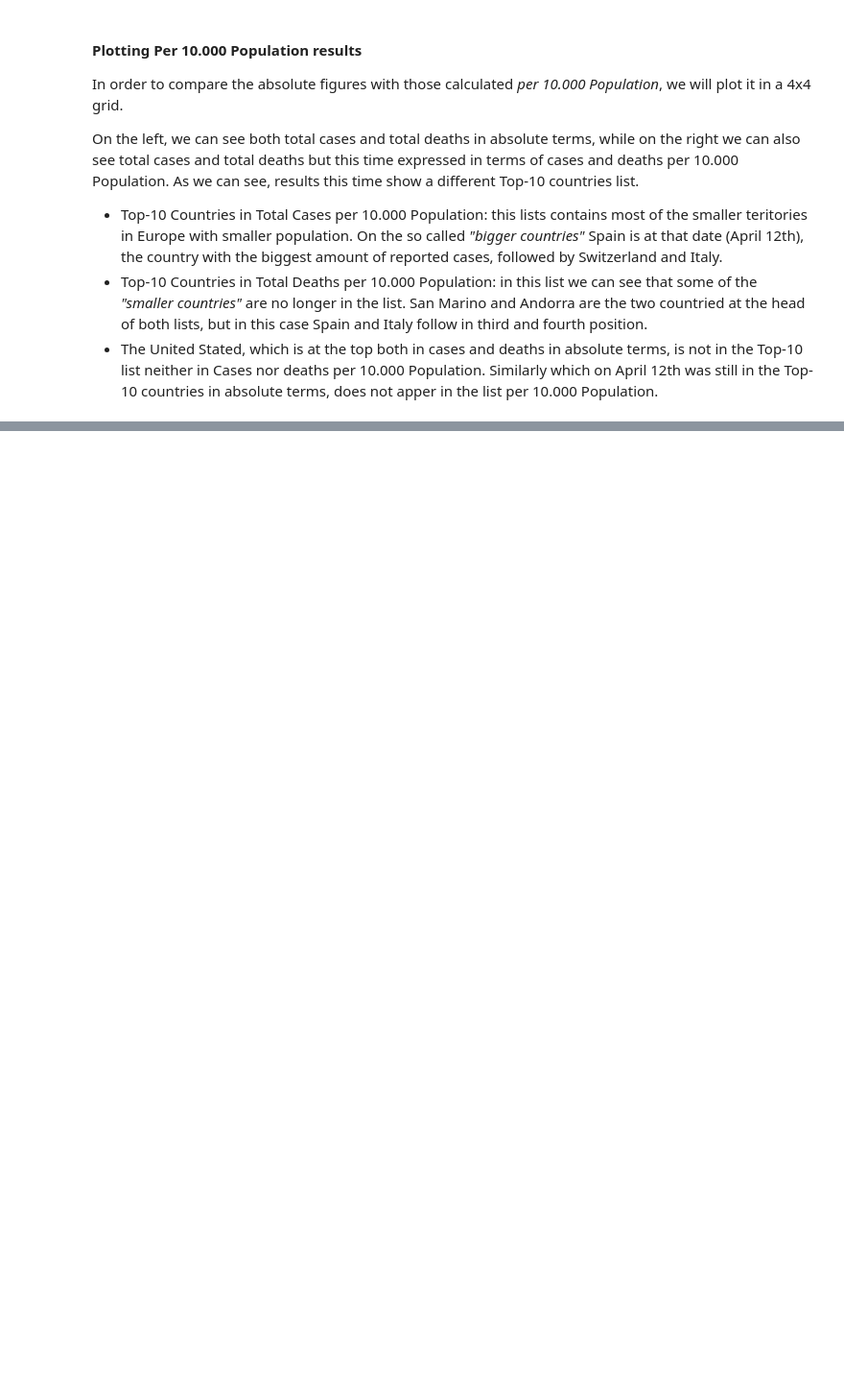
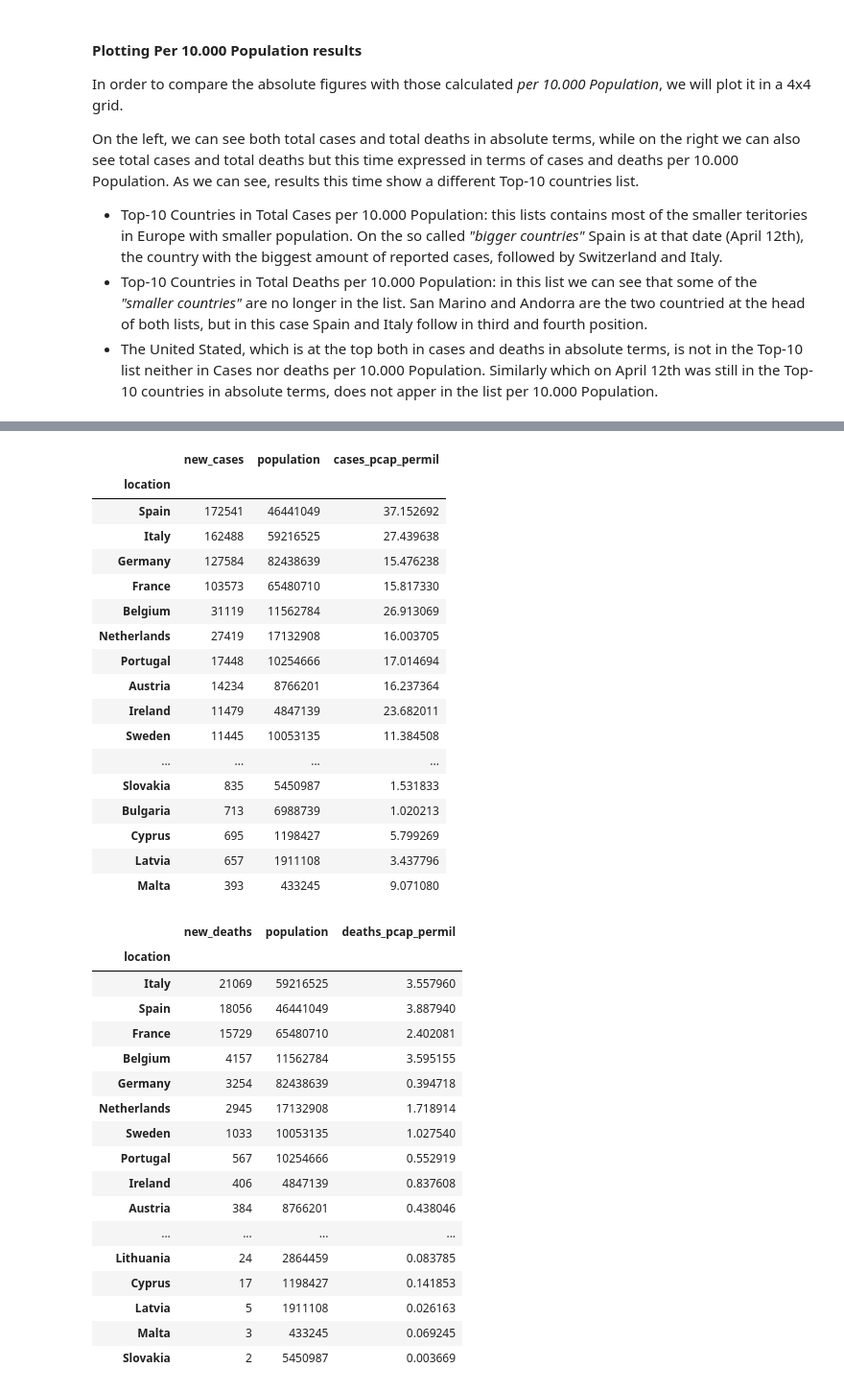
Before and after one commit to mrentem/The_Bridge_DS_projects_Python, a Jupyter notebook: projects_assignments/Coronavirus/Coronavirus_mrentem.ipynb, the cells around one changed output, grey strips where cells are left out. Shown at 96% size. Drawn from its saved outputs; the diff is of its cells as text; code cells hidden in the pictures; blank space fills up the shorter version.

```diff
--- a/projects_assignments/Coronavirus/Coronavirus_mrentem.ipynb
+++ b/projects_assignments/Coronavirus/Coronavirus_mrentem.ipynb
@@ -372,0 +427,60 @@ plt.show()
+# %%
+# Creating a list with EU countries
+
+eu_list = ["Italy", "Germany", "France", "Spain", "Sweden", "Netherlands", "Poland", "Romania", "Greece", "Ireland", "Denmark", "Portugal", "Belgium", "Czechia", "Austria", "Bulgaria", "Hungary", "Croatia", "Finland", "Luxembourg", "Malta", "Lithuania", "Cyprus", "Slovakia", "Slovenia", "Estonia", "Latvia"]
+# %%
+# Function to display data frames side by side:
+
+from IPython.display import display_html
+def display_side_by_side(*args):
+    html_str=''
+    for df in args:
+        html_str+=df.to_html()
+    display_html(html_str.replace('table','table style="display:inline"'),raw=True)
+# %%
+# EU Total cases and Total deaths
+
+eu_deaths_pop = total_deaths_pop[total_deaths_pop.index.isin(eu_list)]
+eu_deaths_pop
+
+eu_cases_pop = total_cases_pop[total_cases_pop.index.isin(eu_list)]
+eu_cases_pop
+
+display_side_by_side(eu_cases_pop, eu_deaths_pop)
+# %% [output]
+|  | new_cases | population | cases_pcap_permil |
+| location |  |  |  |
+| Spain | 172541 | 46441049 | 37.152692 |
+| Italy | 162488 | 59216525 | 27.439638 |
+| Germany | 127584 | 82438639 | 15.476238 |
+| France | 103573 | 65480710 | 15.817330 |
+| Belgium | 31119 | 11562784 | 26.913069 |
+| Netherlands | 27419 | 17132908 | 16.003705 |
+| Portugal | 17448 | 10254666 | 17.014694 |
+| Austria | 14234 | 8766201 | 16.237364 |
+| Ireland | 11479 | 4847139 | 23.682011 |
+| Sweden | 11445 | 10053135 | 11.384508 |
+| ... | ... | ... | ... |
+| Slovakia | 835 | 5450987 | 1.531833 |
+| Bulgaria | 713 | 6988739 | 1.020213 |
+| Cyprus | 695 | 1198427 | 5.799269 |
+| Latvia | 657 | 1911108 | 3.437796 |
+| Malta | 393 | 433245 | 9.071080 |
+|  | new_deaths | population | deaths_pcap_permil |
+| location |  |  |  |
+| Italy | 21069 | 59216525 | 3.557960 |
+| Spain | 18056 | 46441049 | 3.887940 |
+| France | 15729 | 65480710 | 2.402081 |
+| Belgium | 4157 | 11562784 | 3.595155 |
+| Germany | 3254 | 82438639 | 0.394718 |
+| Netherlands | 2945 | 17132908 | 1.718914 |
+| Sweden | 1033 | 10053135 | 1.027540 |
+| Portugal | 567 | 10254666 | 0.552919 |
+| Ireland | 406 | 4847139 | 0.837608 |
+| Austria | 384 | 8766201 | 0.438046 |
+| ... | ... | ... | ... |
+| Lithuania | 24 | 2864459 | 0.083785 |
+| Cyprus | 17 | 1198427 | 0.141853 |
+| Latvia | 5 | 1911108 | 0.026163 |
+| Malta | 3 | 433245 | 0.069245 |
+| Slovakia | 2 | 5450987 | 0.003669 |
```
Also changed, not shown: parts of 17 cells of this notebook, 1 other file.
